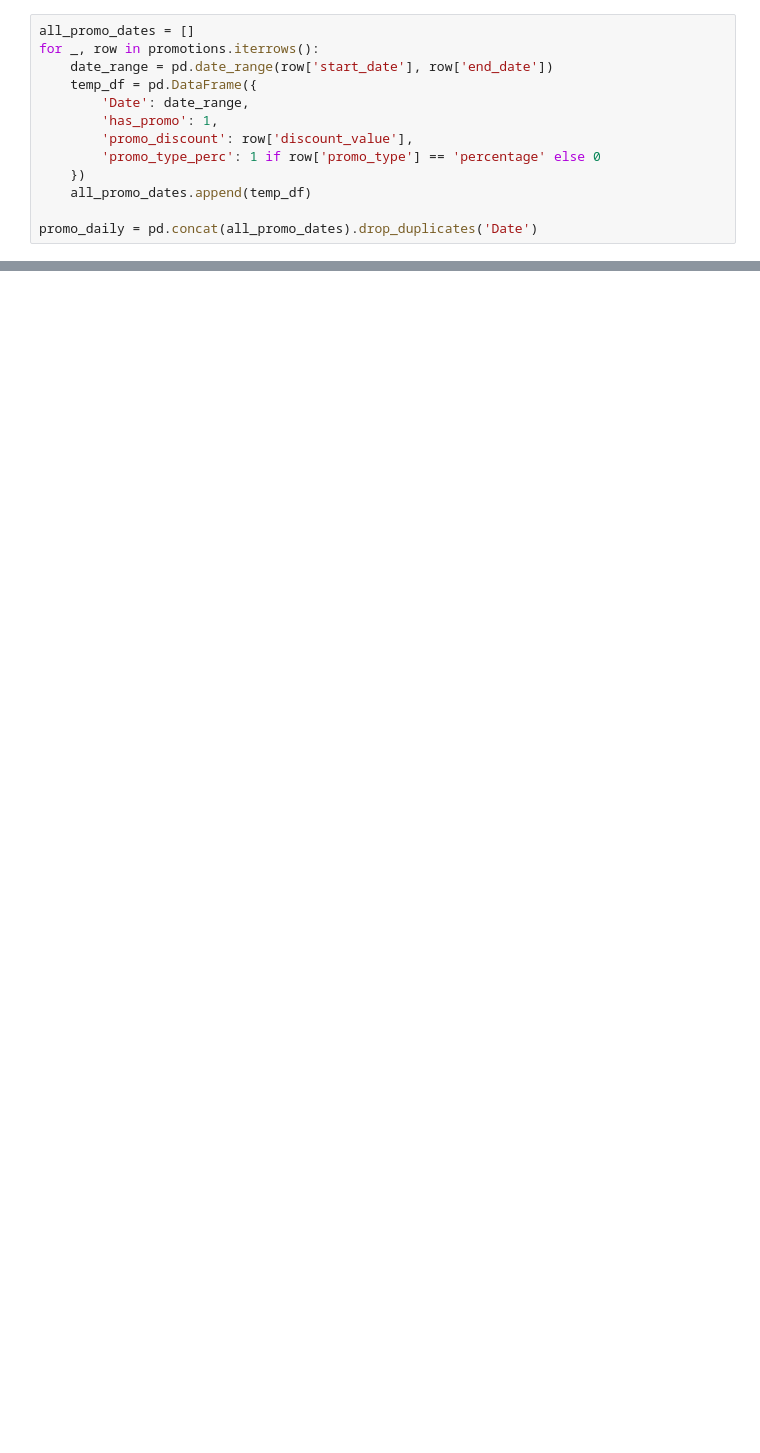
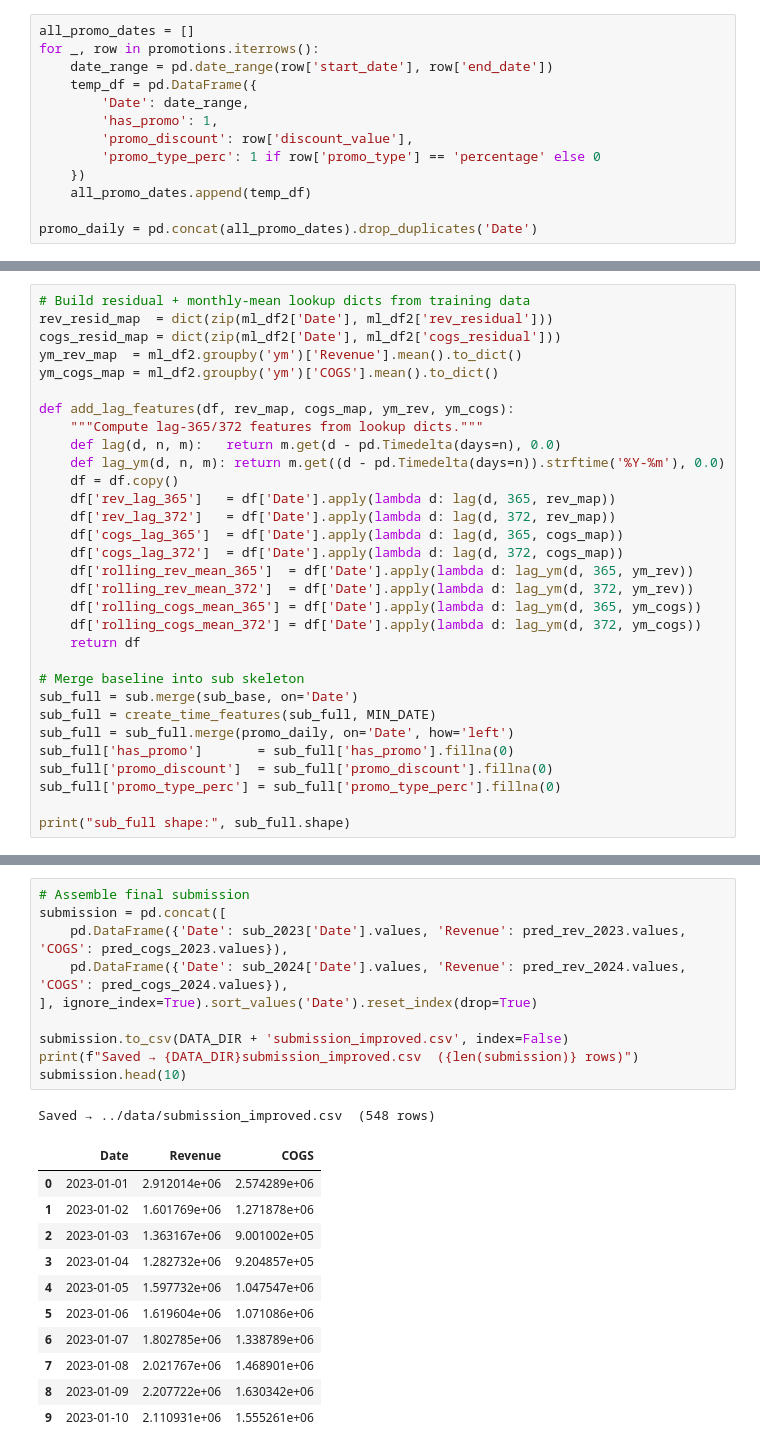
Before and after one commit to LineLuLan/The-Richers, a Jupyter notebook: notebooks/2_improved_baseline.ipynb, the cells around one changed output, grey strips where cells are left out. Cells and saved outputs as stored; diff of their text form; blank space fills up the shorter version.

```diff
--- a/notebooks/2_improved_baseline.ipynb
+++ b/notebooks/2_improved_baseline.ipynb
@@ -333,0 +694,31 @@ dtype: float64
+# %%
+# Build residual + monthly-mean lookup dicts from training data
+rev_resid_map  = dict(zip(ml_df2['Date'], ml_df2['rev_residual']))
+cogs_resid_map = dict(zip(ml_df2['Date'], ml_df2['cogs_residual']))
+ym_rev_map  = ml_df2.groupby('ym')['Revenue'].mean().to_dict()
+ym_cogs_map = ml_df2.groupby('ym')['COGS'].mean().to_dict()
+
+def add_lag_features(df, rev_map, cogs_map, ym_rev, ym_cogs):
+    """Compute lag-365/372 features from lookup dicts."""
+    def lag(d, n, m):   return m.get(d - pd.Timedelta(days=n), 0.0)
+    def lag_ym(d, n, m): return m.get((d - pd.Timedelta(days=n)).strftime('%Y-%m'), 0.0)
+    df = df.copy()
+    df['rev_lag_365']   = df['Date'].apply(lambda d: lag(d, 365, rev_map))
+    df['rev_lag_372']   = df['Date'].apply(lambda d: lag(d, 372, rev_map))
+    df['cogs_lag_365']  = df['Date'].apply(lambda d: lag(d, 365, cogs_map))
+    df['cogs_lag_372']  = df['Date'].apply(lambda d: lag(d, 372, cogs_map))
+    df['rolling_rev_mean_365']  = df['Date'].apply(lambda d: lag_ym(d, 365, ym_rev))
+    df['rolling_rev_mean_372']  = df['Date'].apply(lambda d: lag_ym(d, 372, ym_rev))
+    df['rolling_cogs_mean_365'] = df['Date'].apply(lambda d: lag_ym(d, 365, ym_cogs))
+    df['rolling_cogs_mean_372'] = df['Date'].apply(lambda d: lag_ym(d, 372, ym_cogs))
+    return df
+
+# Merge baseline into sub skeleton
+sub_full = sub.merge(sub_base, on='Date')
+sub_full = create_time_features(sub_full, MIN_DATE)
+sub_full = sub_full.merge(promo_daily, on='Date', how='left')
+sub_full['has_promo']       = sub_full['has_promo'].fillna(0)
+sub_full['promo_discount']  = sub_full['promo_discount'].fillna(0)
+sub_full['promo_type_perc'] = sub_full['promo_type_perc'].fillna(0)
+
+print("sub_full shape:", sub_full.shape)
@@ -333,0 +782,23 @@ dtype: float64
+# %%
+# Assemble final submission
+submission = pd.concat([
+    pd.DataFrame({'Date': sub_2023['Date'].values, 'Revenue': pred_rev_2023.values,  'COGS': pred_cogs_2023.values}),
+    pd.DataFrame({'Date': sub_2024['Date'].values, 'Revenue': pred_rev_2024.values,  'COGS': pred_cogs_2024.values}),
+], ignore_index=True).sort_values('Date').reset_index(drop=True)
+
+submission.to_csv(DATA_DIR + 'submission_improved.csv', index=False)
+print(f"Saved → {DATA_DIR}submission_improved.csv  ({len(submission)} rows)")
+submission.head(10)
+# %% [output]
+Saved → ../data/submission_improved.csv  (548 rows)
+|  | Date | Revenue | COGS |
+| 0 | 2023-01-01 | 2.912014e+06 | 2.574289e+06 |
+| 1 | 2023-01-02 | 1.601769e+06 | 1.271878e+06 |
+| 2 | 2023-01-03 | 1.363167e+06 | 9.001002e+05 |
+| 3 | 2023-01-04 | 1.282732e+06 | 9.204857e+05 |
+| 4 | 2023-01-05 | 1.597732e+06 | 1.047547e+06 |
+| 5 | 2023-01-06 | 1.619604e+06 | 1.071086e+06 |
+| 6 | 2023-01-07 | 1.802785e+06 | 1.338789e+06 |
+| 7 | 2023-01-08 | 2.021767e+06 | 1.468901e+06 |
+| 8 | 2023-01-09 | 2.207722e+06 | 1.630342e+06 |
+| 9 | 2023-01-10 | 2.110931e+06 | 1.555261e+06 |
```
Also changed, not shown: parts of 59 cells of this notebook, 6 other files.
